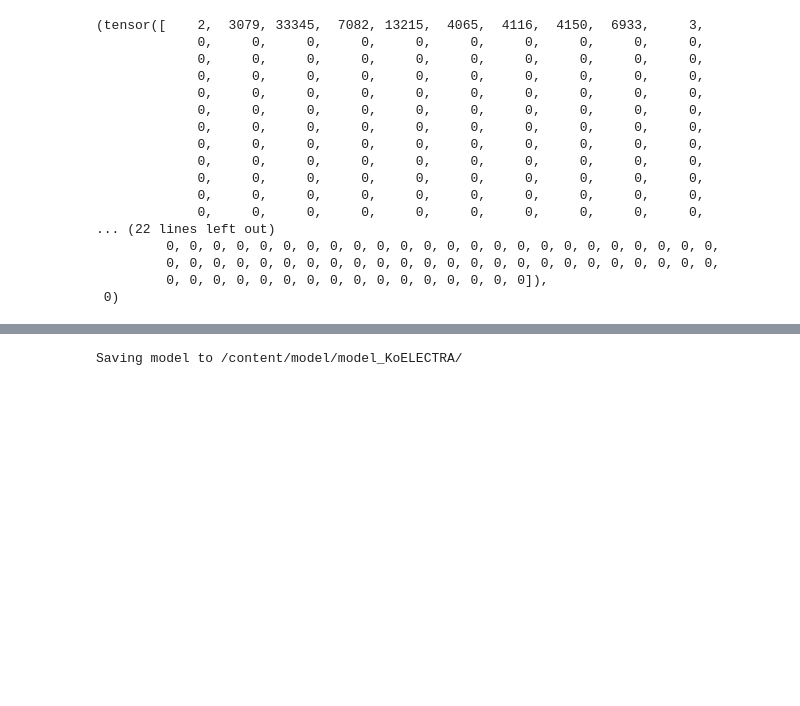
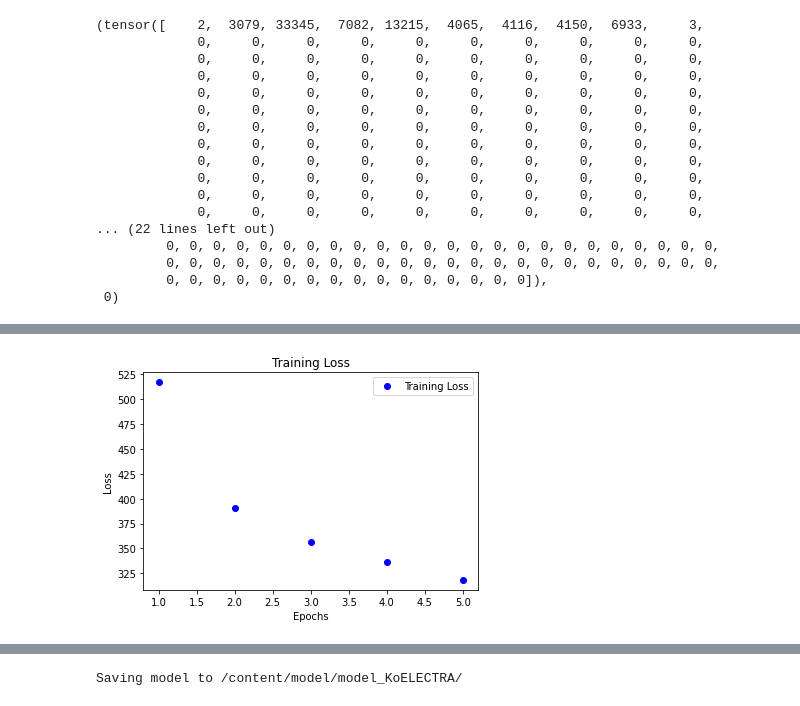
Before and after one commit to kimjjoy2/NSMC, a Jupyter notebook: NSMC_KoELECTRA.ipynb, the cells around one changed output, grey strips where cells are left out. Saved outputs shown, nothing was run; the diff lists cells and outputs as text; code cells hidden in the pictures; blank space fills up the shorter version.

```diff
--- a/NSMC_KoELECTRA.ipynb
+++ b/NSMC_KoELECTRA.ipynb
@@ -80,8 +84,8 @@ def text_cleansing(text):
   text = re.sub(pattern=pattern, repl=' ', string=text)
 
   # 한글 자음, 모음 제거
-  pattern = '([ㄱ-ㅎㅏ-ㅣ]+)'
-  text = re.sub(pattern=pattern, repl=' ', string=text)
+  #pattern = '([ㄱ-ㅎㅏ-ㅣ]+)'
+  #text = re.sub(pattern=pattern, repl=' ', string=text)
 
   # \r, \n 제거
   pattern = '[\r|\n]'
@@ -244,0 +249,18 @@ Train Loss: 319.78281730413437 Accuracy: tensor(0.8818, device='cuda:0')
+# %%
+import matplotlib.pyplot as plt
+
+acc = accuracies
+loss = losses
+
+epochs = range(1, len(acc) + 1)
+
+plt.plot(epochs, loss, 'bo', label = "Training Loss")
+#plt.plot(epochs, acc, 'b', label='Training acc')
+plt.title("Training Loss")
+plt.xlabel('Epochs')
+plt.ylabel('Loss')
+plt.legend()
+
+plt.show()
+# %% [output]
+[figure, added]
```
Also changed, not shown: parts of 7 cells of this notebook.
